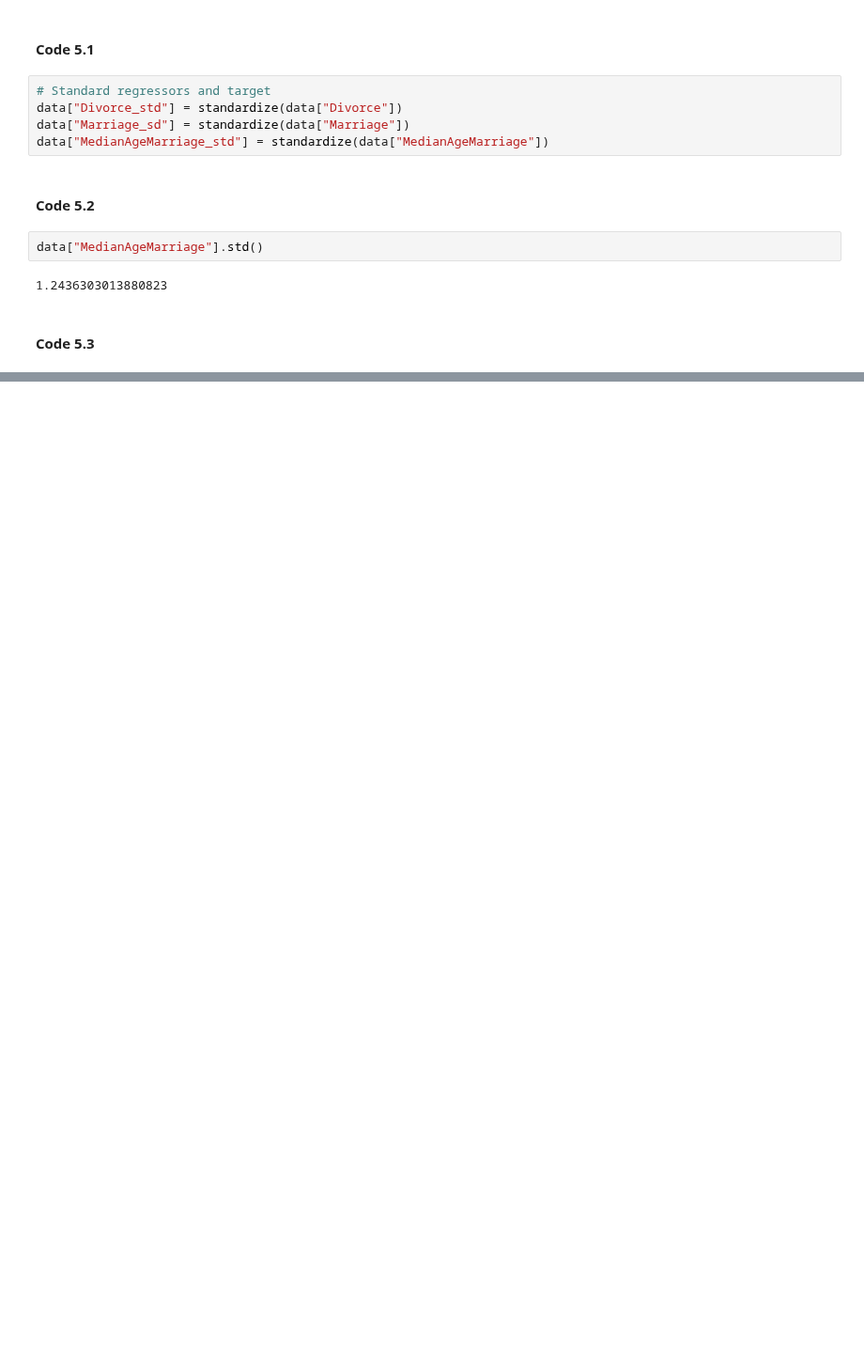
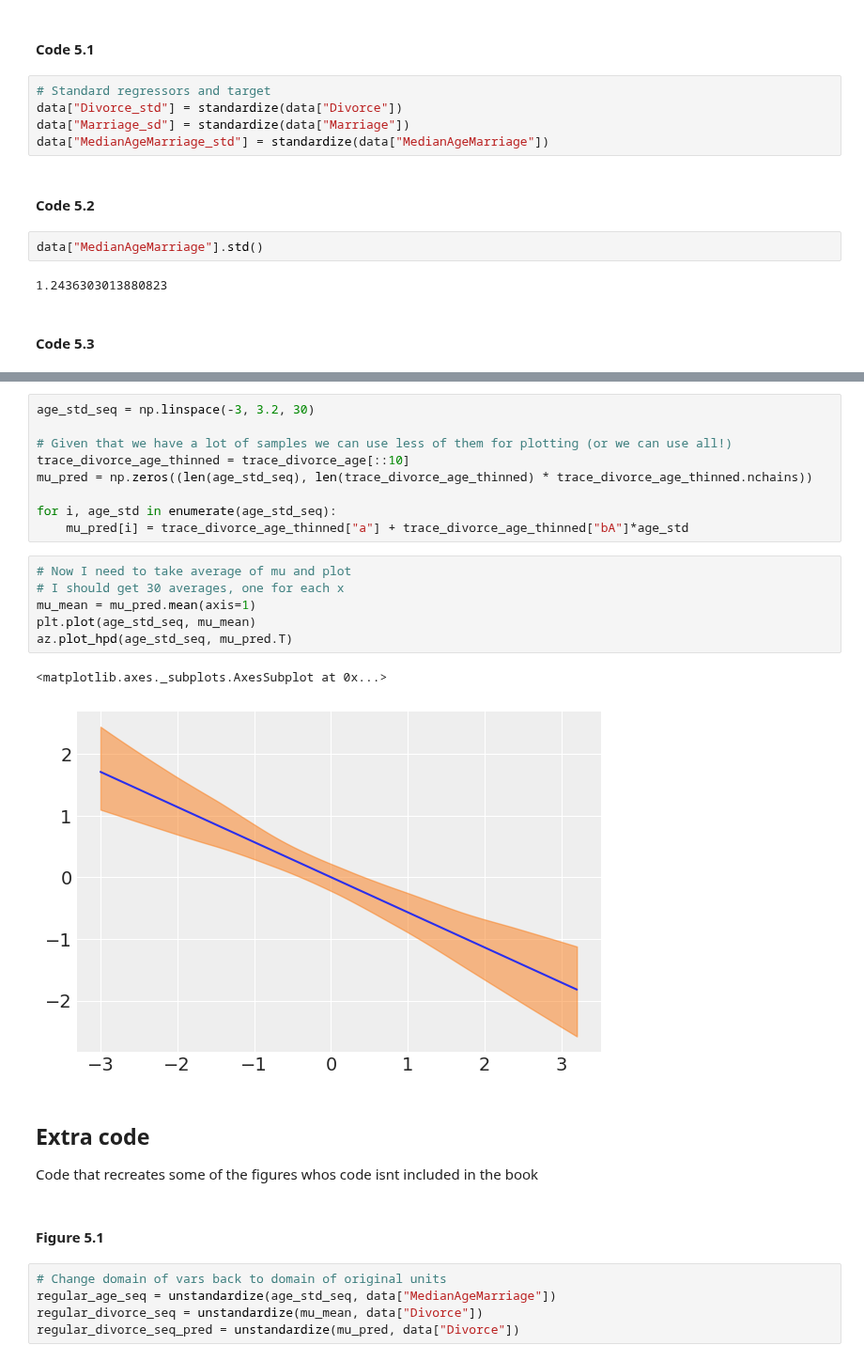
Before and after one commit to pymc-devs/pymc-resources, a Jupyter notebook: Rethinking_2/Chp_05.ipynb, the cells around one changed output, grey strips where cells are left out. Shown at 94% size. Drawn from its saved outputs; the diff is of its cells as text; blank space fills up the shorter version.

```diff
--- a/Rethinking_2/Chp_05.ipynb
+++ b/Rethinking_2/Chp_05.ipynb
@@ -54,0 +100,28 @@ with pm.Model() as 5_1:
+# %%
+age_std_seq = np.linspace(-3, 3.2, 30)
+
+# Given that we have a lot of samples we can use less of them for plotting (or we can use all!)
+trace_divorce_age_thinned = trace_divorce_age[::10]
+mu_pred = np.zeros((len(age_std_seq), len(trace_divorce_age_thinned) * trace_divorce_age_thinned.nchains))
+
+for i, age_std in enumerate(age_std_seq):
+    mu_pred[i] = trace_divorce_age_thinned["a"] + trace_divorce_age_thinned["bA"]*age_std
+# %%
+# Now I need to take average of mu and plot
+# I should get 30 averages, one for each x
+mu_mean = mu_pred.mean(axis=1)
+plt.plot(age_std_seq, mu_mean)
+az.plot_hpd(age_std_seq, mu_pred.T)
+# %% [output]
+<matplotlib.axes._subplots.AxesSubplot at 0x...>
+[figure, added]
+# %% [markdown]
+## Extra code
+Code that recreates some of the figures whos code isnt included in the book
+# %% [markdown]
+#### Figure 5.1
+# %%
+# Change domain of vars back to domain of original units
+regular_age_seq = unstandardize(age_std_seq, data["MedianAgeMarriage"])
+regular_divorce_seq = unstandardize(mu_mean, data["Divorce"])
+regular_divorce_seq_pred = unstandardize(mu_pred, data["Divorce"])
```
Also changed, not shown: parts of 10 cells of this notebook.
